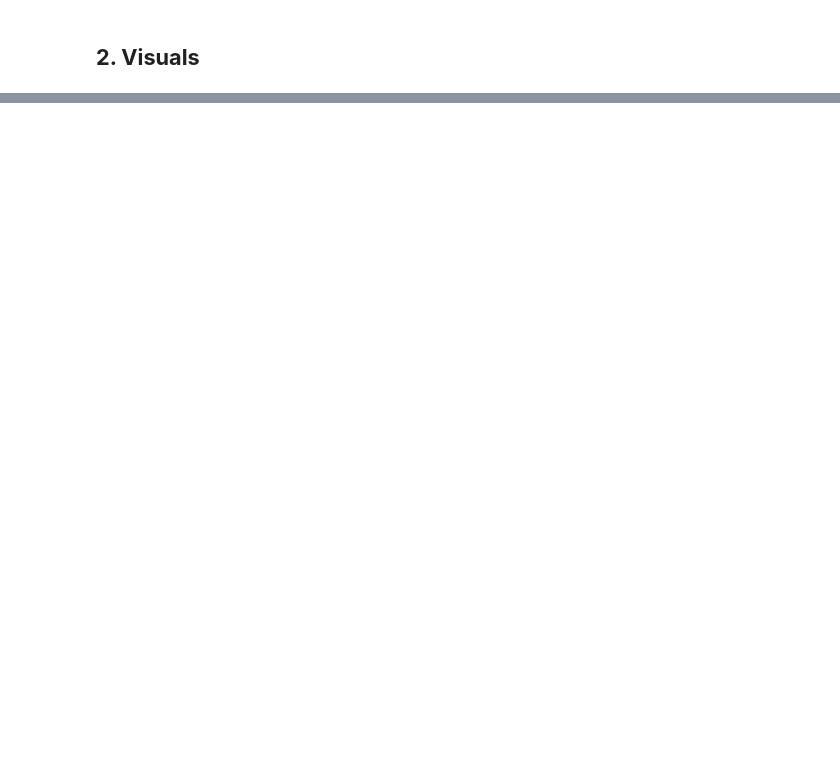
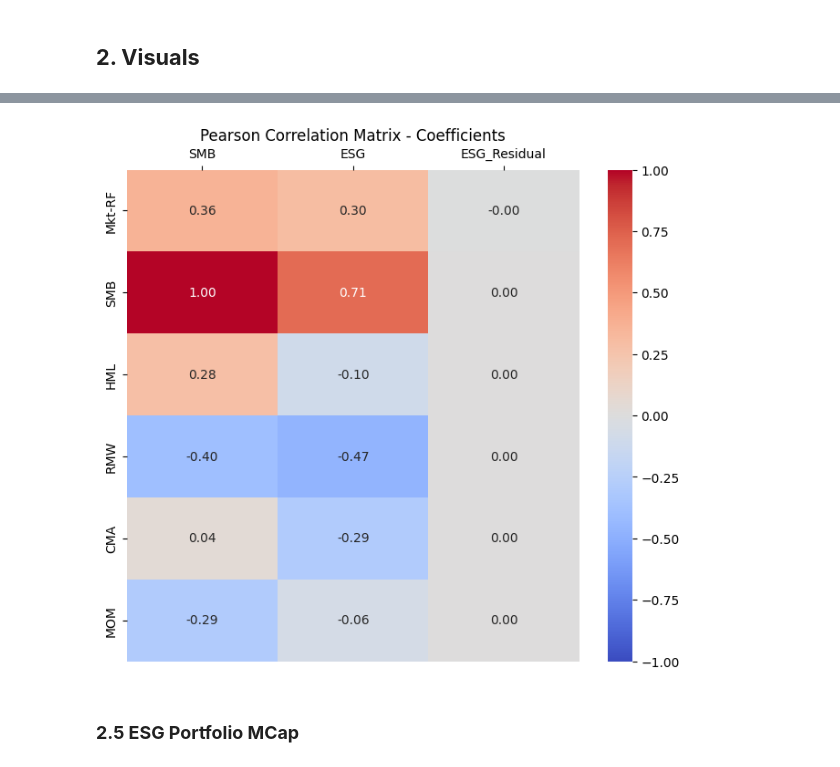
Before and after one commit to lkrsl/multi_factor_modelling_esg_factor_development, a Jupyter notebook: Part3_Further_Visuals_For_Paper.ipynb, the cells around one changed output, grey strips where cells are left out. Cells and saved outputs as stored; diff of their text form; code cells hidden in the pictures; blank space fills up the shorter version.

```diff
--- a/Part3_Further_Visuals_For_Paper.ipynb
+++ b/Part3_Further_Visuals_For_Paper.ipynb
@@ -141,0 +282,6 @@ plt.show()
+# %%
+plotHeatmap(corr_matrix_pearson, "Pearson Correlation Matrix - Coefficients", False, ["SMB", "ESG", "ESG_Residual"], ["Mkt-RF", "SMB", "HML", "RMW", "CMA", "MOM"])
+# %% [output]
+[figure, added]
+# %% [markdown]
+### **2.5 ESG Portfolio MCap**
```
Also changed, not shown: parts of 26 cells of this notebook.
